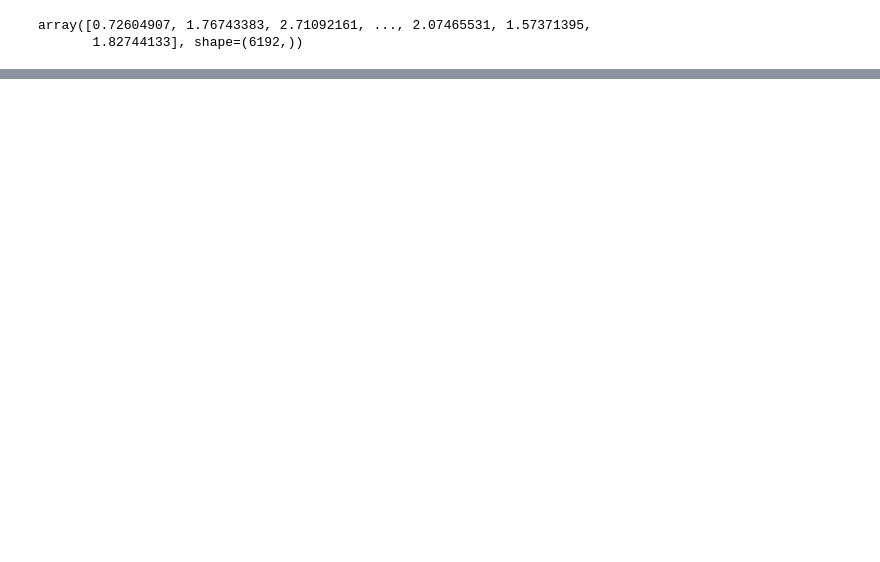
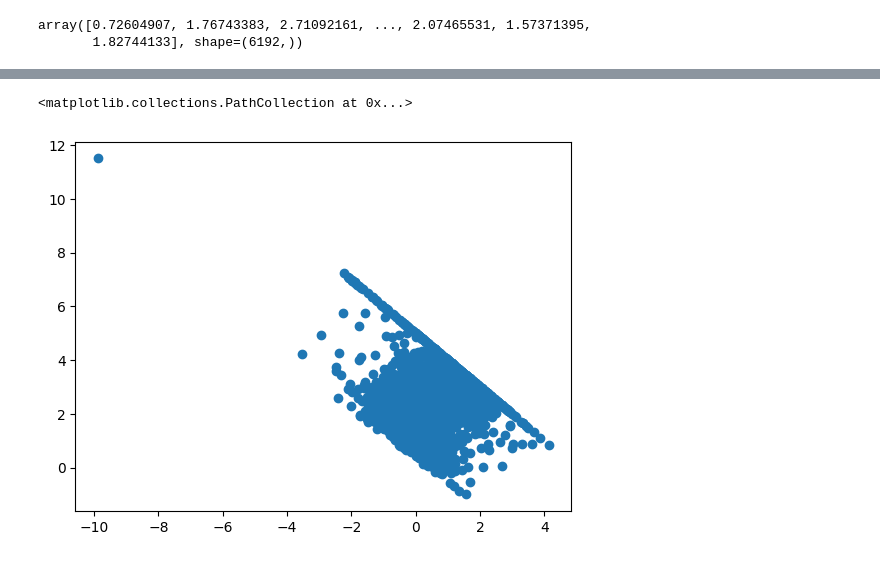
Before and after one commit to Rajamikrani/Road-to-Machine-Learning, a Jupyter notebook: ML_Algo/Linear Regression/mlr_califonia_housing.ipynb, the cells around one changed output, grey strips where cells are left out. Saved outputs shown, nothing was run; the diff lists cells and outputs as text; code cells hidden in the pictures; blank space fills up the shorter version.

```diff
--- a/ML_Algo/Linear Regression/mlr_califonia_housing.ipynb
+++ b/ML_Algo/Linear Regression/mlr_califonia_housing.ipynb
@@ -128,0 +280,6 @@ score
+# %%
+# Scatter plot using prediction and residual Value
+plt.scatter(residuals , y_pred)
+# %% [output]
+<matplotlib.collections.PathCollection at 0x...>
+[figure, added]
```
Also changed, not shown: parts of 40 cells of this notebook, 38 other files.
